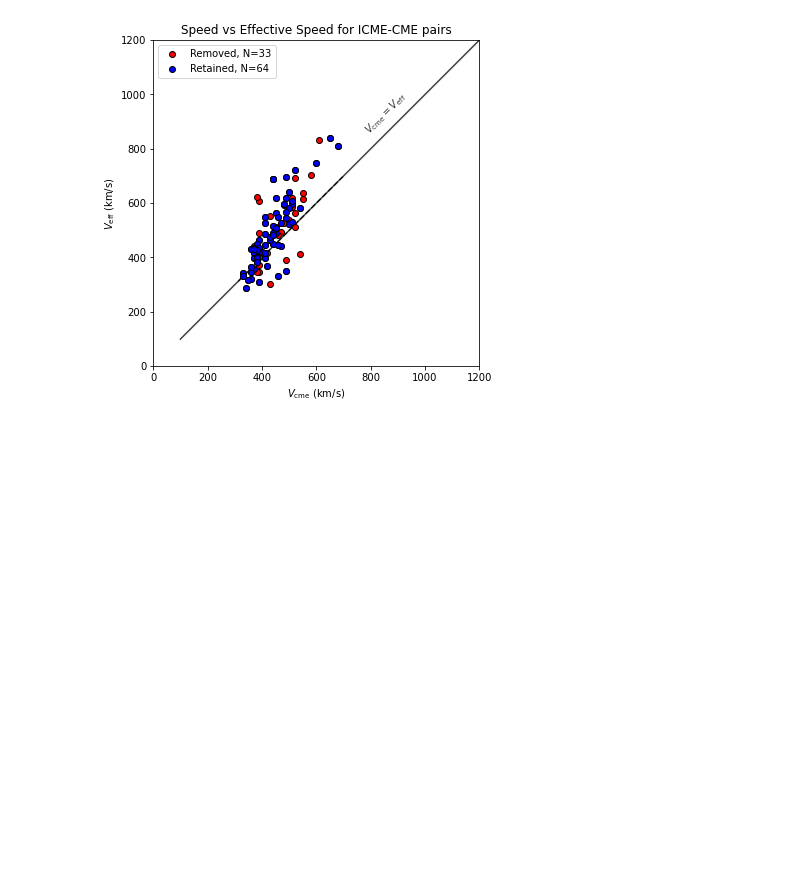
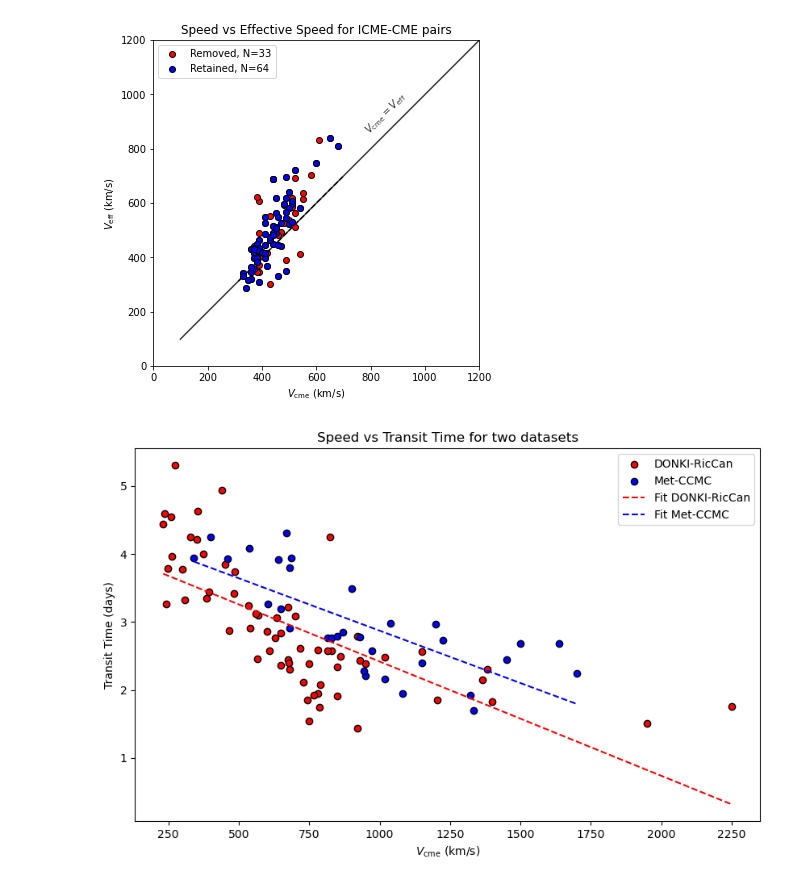
Before and after one commit to dechenlhamogyeltshen/Pulse_Duration_Calibration, a Jupyter notebook: data/input/CME_list_filtering.ipynb, the cells around one changed output. Drawn from its saved outputs; the diff is of its cells as text; code cells hidden in the pictures; blank space fills up the shorter version.

```diff
--- a/data/input/CME_list_filtering.ipynb
+++ b/data/input/CME_list_filtering.ipynb
@@ -33,7 +33,9 @@ def convert_to_timedelta(time_str):
     except ValueError:
         return None
 # %%
-crlist = pd.read_csv("/Users/dven/repos/Pulse_Duration_Calibration/data/input/(I)CMEs_SingleEvents.csv")
+#crlist = pd.read_csv("/Users/dven/repos/Pulse_Duration_Calibration/data/input/(I)CMEs_SingleEvents.csv")
+crlist = pd.read_csv("/Users/dven/repos/Pulse_Duration_Calibration/data/input/(I)CME_filtered.csv")
+crlist_met = pd.read_csv("/Users/dven/repos/Pulse_Duration_Calibration/data/input/met.csv")
 # %%
 # Convert date columns to datetime objects using datetime library
 date_columns = ['CME_Time', 'Time_21.5', 'ICME_Start_Time', 'ICME_End_Time', 'Disturbance_Time']
@@ -72,0 +75,11 @@ memory usage: 15.3+ KB
+# %%
+# Convert date columns to datetime objects using datetime library
+date_columns = ['Time_21.5', 'Disturbance_Time']
+for column in date_columns:
+    crlist_met[column] = crlist_met[column].apply(lambda x: convert_to_datetime(x) if isinstance(x, str) else None)
+
+crlist_met['tt_icme'] = np.nan
+for irow in range(0, len(crlist_met)):
+    crlist_met.loc[irow,'tt_icme'] = crlist_met.loc[irow,'Disturbance_Time'] - crlist_met.loc[irow,'Time_21.5']
+# Convert  from timedelta to days
+crlist_met['tt_icme'] = crlist_met['tt_icme'].apply(lambda x: x.days + x.seconds / 86400 if isinstance(x, timedelta) else None)
@@ -140,3 +173,39 @@ fig.savefig('filtered_icme.pdf', format='pdf')
 [figure]
 # %%
 cr.to_csv('cr.csv', index=False)
+# %%
+fig, ax = plt.subplots(figsize=(10,6))
+
+# Scatter plots
+ax.scatter(crlist['V'], crlist['tt_icme'], c='red', edgecolors='black', label='DONKI-RicCan')
+ax.scatter(crlist_met['CME_V'], crlist_met['tt_icme'], c='blue', edgecolors='black', label='Met-CCMC')
+
+# ---- Line of best fit for DONKI-RicCan ----
+x1 = crlist['V']
+y1 = crlist['tt_icme']
+
+m1, b1 = np.polyfit(x1, y1, 1)     # slope and intercept
+x_fit1 = np.linspace(x1.min(), x1.max(), 100)
+y_fit1 = m1*x_fit1 + b1
+
+ax.plot(x_fit1, y_fit1, color='red', linestyle='--', label='Fit DONKI-RicCan')
+
+# ---- Line of best fit for Met-CCMC ----
+x2 = crlist_met['CME_V']
+y2 = crlist_met['tt_icme']
+
+m2, b2 = np.polyfit(x2, y2, 1)
+x_fit2 = np.linspace(x2.min(), x2.max(), 100)
+y_fit2 = m2*x_fit2 + b2
+
+ax.plot(x_fit2, y_fit2, color='blue', linestyle='--', label='Fit Met-CCMC')
+
+# Labels
+ax.set_xlabel(r'$V_{\mathrm{cme}}$ (km/s)')
+ax.set_ylabel('Transit Time (days)')
+ax.set_title('Speed vs Transit Time for two datasets')
+ax.legend()
+
+fig.savefig('v_vs_tt.pdf', format='pdf')
+# %% [output]
+[figure, added]
```
Also changed, not shown: parts of 2 cells of this notebook, 11 other files.
